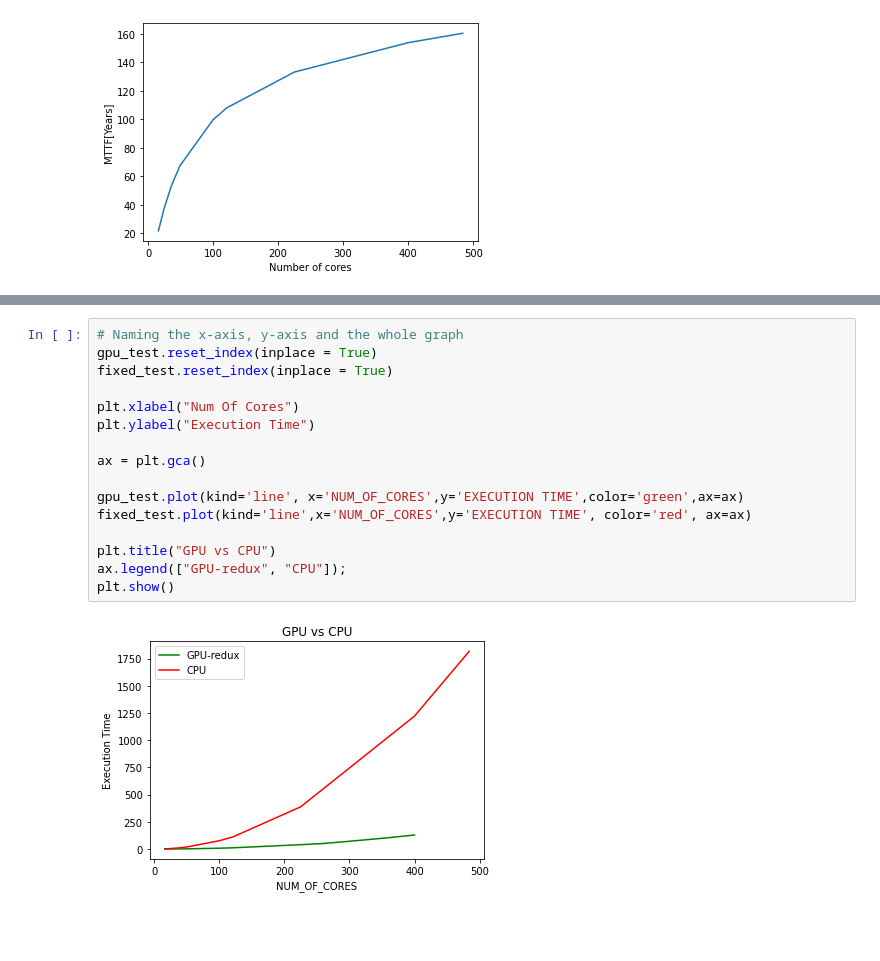
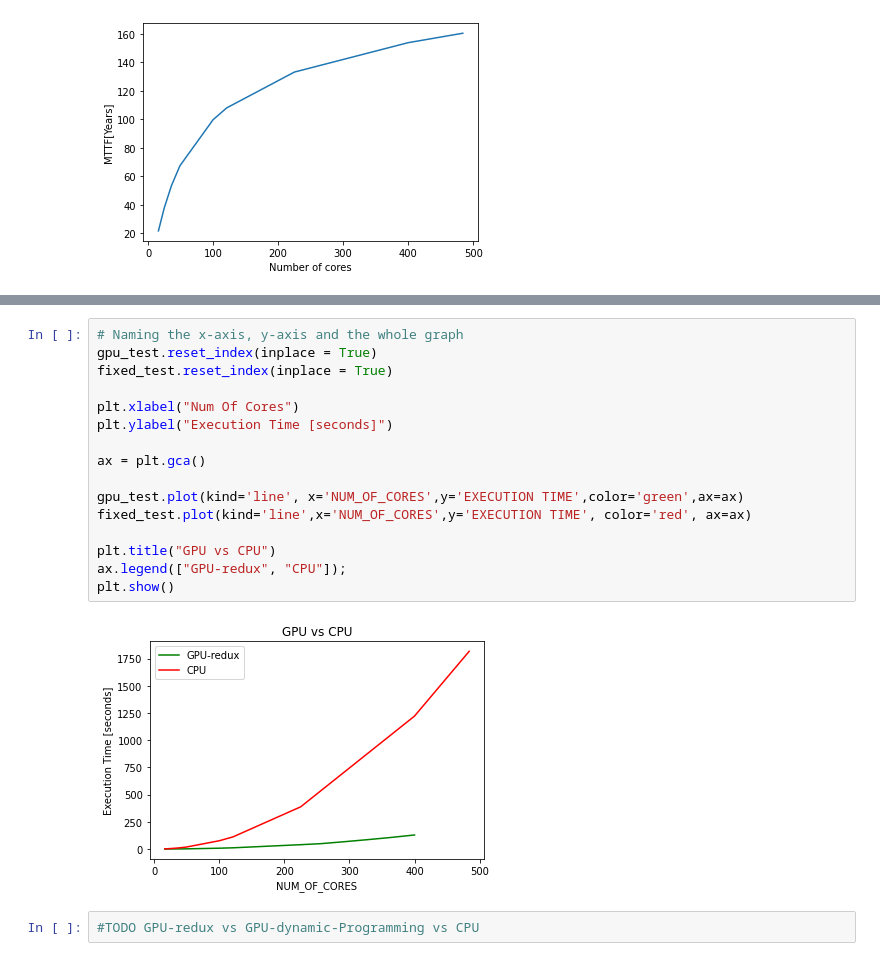
Before and after one commit to D4De/caliper-gpu, a Jupyter notebook: sequential_profile.ipynb, the cells around one changed output, grey strips where cells are left out. Cells and saved outputs as stored; diff of their text form; blank space fills up the shorter version.

```diff
--- a/sequential_profile.ipynb
+++ b/sequential_profile.ipynb
@@ -123,18 +123,20 @@ plt.show()
 # %%
 # Naming the x-axis, y-axis and the whole graph
 gpu_test.reset_index(inplace = True)
 fixed_test.reset_index(inplace = True)
 
 plt.xlabel("Num Of Cores")
-plt.ylabel("Execution Time")
+plt.ylabel("Execution Time [seconds]")
 
 ax = plt.gca()
 
 gpu_test.plot(kind='line', x='NUM_OF_CORES',y='EXECUTION TIME',color='green',ax=ax)
 fixed_test.plot(kind='line',x='NUM_OF_CORES',y='EXECUTION TIME', color='red', ax=ax)
 
 plt.title("GPU vs CPU")
 ax.legend(["GPU-redux", "CPU"]);
 plt.show()
 # %% [output]
-[figure, old version]
+[figure, new version]
+# %%
+#TODO GPU-redux vs GPU-dynamic-Programming vs CPU
```
Also changed, not shown: parts of 3 cells of this notebook, 18 other files.
